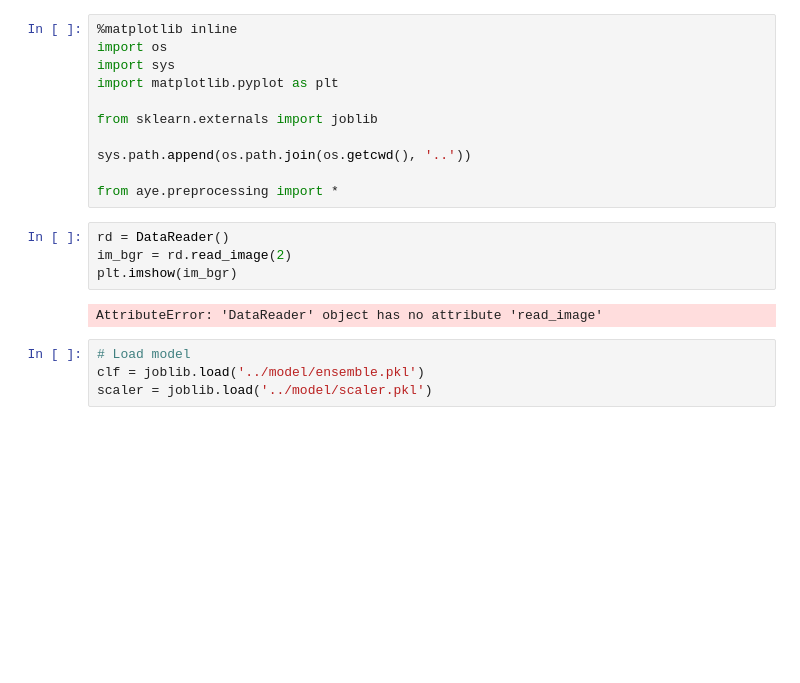
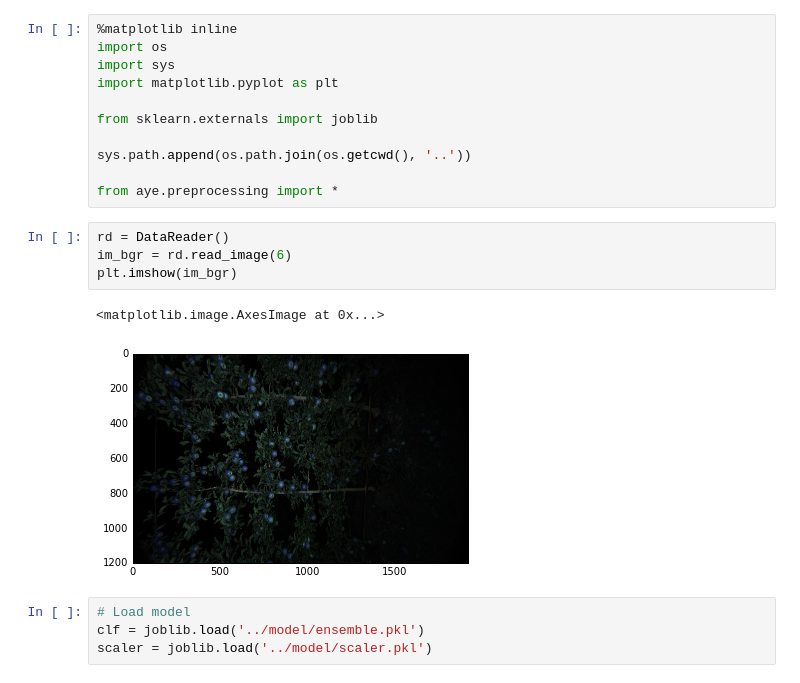
Before and after one commit to versatran01/Galt, a Jupyter notebook: detection/notebook/chao.ipynb, the cells around one changed output. Saved outputs shown, nothing was run; the diff lists cells and outputs as text; blank space fills up the shorter version.

```diff
--- a/detection/notebook/chao.ipynb
+++ b/detection/notebook/chao.ipynb
@@ -11,10 +11,11 @@ sys.path.append(os.path.join(os.getcwd(), '..'))
 from aye.preprocessing import *
 # %%
 rd = DataReader()
-im_bgr = rd.read_image(2)
+im_bgr = rd.read_image(6)
 plt.imshow(im_bgr)
 # %% [output]
-AttributeError: 'DataReader' object has no attribute 'read_image'
+<matplotlib.image.AxesImage at 0x...>
+[figure, added]
 # %%
 # Load model
 clf = joblib.load('../model/ensemble.pkl')
```
Also changed, not shown: parts of 1 cell of this notebook, 2 other files.
